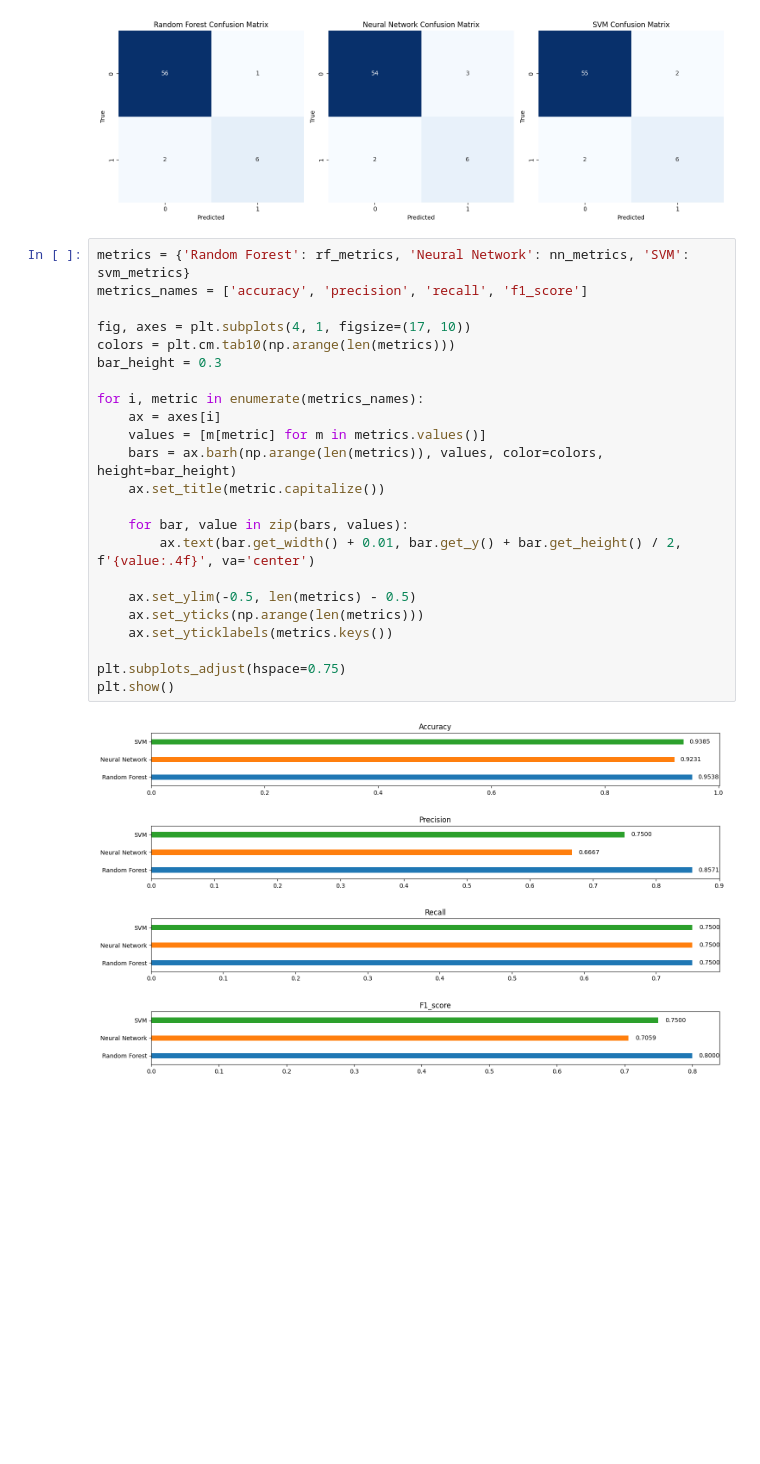
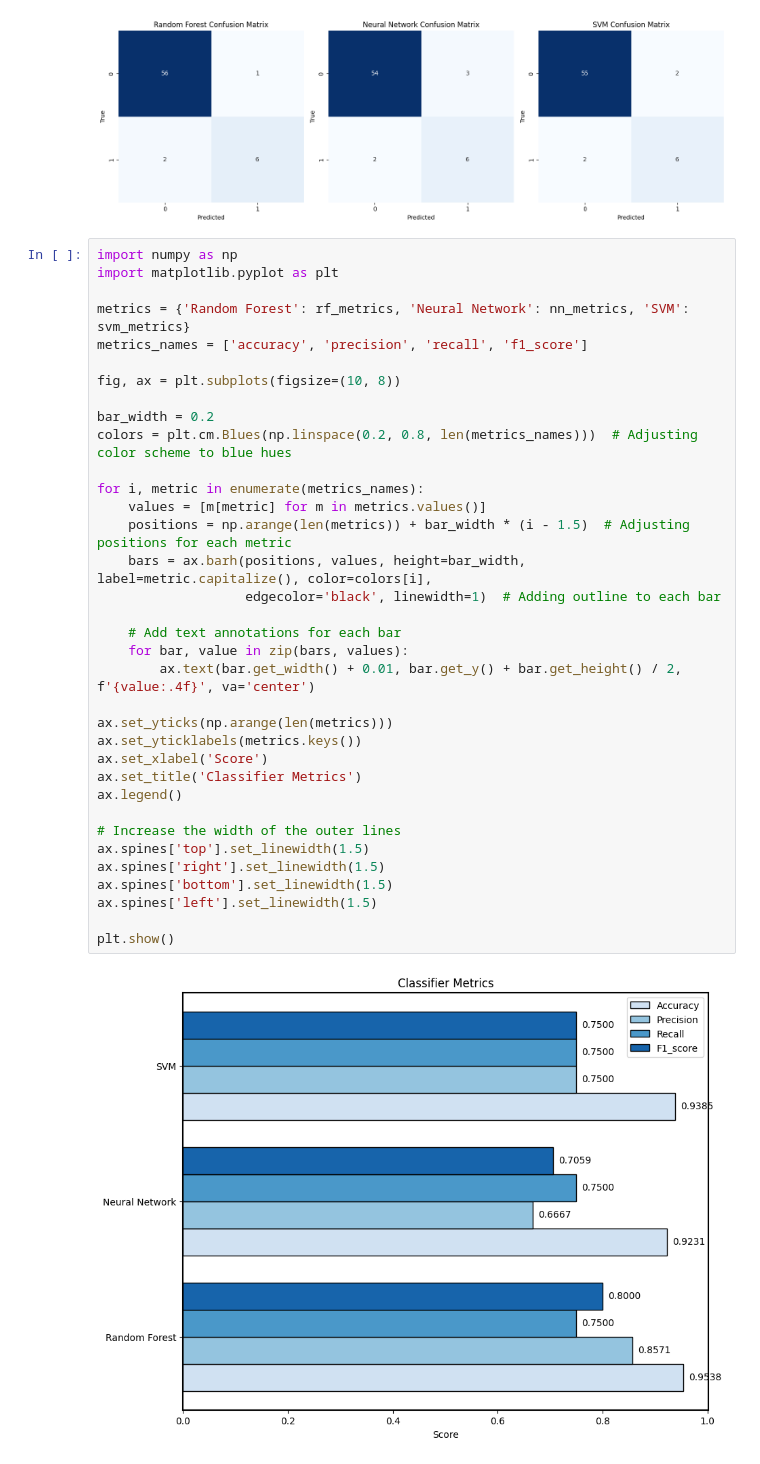
Before and after one commit to TANMAY0704/Minor-project, a Jupyter notebook: Final/model/model.ipynb, the cells around one changed output. Cells and saved outputs as stored; diff of their text form; blank space fills up the shorter version.

```diff
--- a/Final/model/model.ipynb
+++ b/Final/model/model.ipynb
@@ -156,27 +153,39 @@ plt.show()
 # %% [output]
 [figure]
 # %%
+import numpy as np
+import matplotlib.pyplot as plt
+
 metrics = {'Random Forest': rf_metrics, 'Neural Network': nn_metrics, 'SVM': svm_metrics}
 metrics_names = ['accuracy', 'precision', 'recall', 'f1_score']
 
-fig, axes = plt.subplots(4, 1, figsize=(17, 10))
-colors = plt.cm.tab10(np.arange(len(metrics)))
-bar_height = 0.3
+fig, ax = plt.subplots(figsize=(10, 8))
+
+bar_width = 0.2
+colors = plt.cm.Blues(np.linspace(0.2, 0.8, len(metrics_names)))  # Adjusting color scheme to blue hues
 
 for i, metric in enumerate(metrics_names):
-    ax = axes[i]
     values = [m[metric] for m in metrics.values()]
-    bars = ax.barh(np.arange(len(metrics)), values, color=colors, height=bar_height)
-    ax.set_title(metric.capitalize())
+    positions = np.arange(len(metrics)) + bar_width * (i - 1.5)  # Adjusting positions for each metric
+    bars = ax.barh(positions, values, height=bar_width, label=metric.capitalize(), color=colors[i],
+                   edgecolor='black', linewidth=1)  # Adding outline to each bar
 
+    # Add text annotations for each bar
     for bar, value in zip(bars, values):
         ax.text(bar.get_width() + 0.01, bar.get_y() + bar.get_height() / 2, f'{value:.4f}', va='center')
 
-    ax.set_ylim(-0.5, len(metrics) - 0.5)
-    ax.set_yticks(np.arange(len(metrics)))
-    ax.set_yticklabels(metrics.keys())
+ax.set_yticks(np.arange(len(metrics)))
+ax.set_yticklabels(metrics.keys())
+ax.set_xlabel('Score')
+ax.set_title('Classifier Metrics')
+ax.legend()
 
-plt.subplots_adjust(hspace=0.75)
+# Increase the width of the outer lines
+ax.spines['top'].set_linewidth(1.5)
+ax.spines['right'].set_linewidth(1.5)
+ax.spines['bottom'].set_linewidth(1.5)
+ax.spines['left'].set_linewidth(1.5)
+
 plt.show()
 # %% [output]
-[figure, old version]
+[figure, new version]
```
Also changed, not shown: parts of 5 cells of this notebook, 1 other file.
